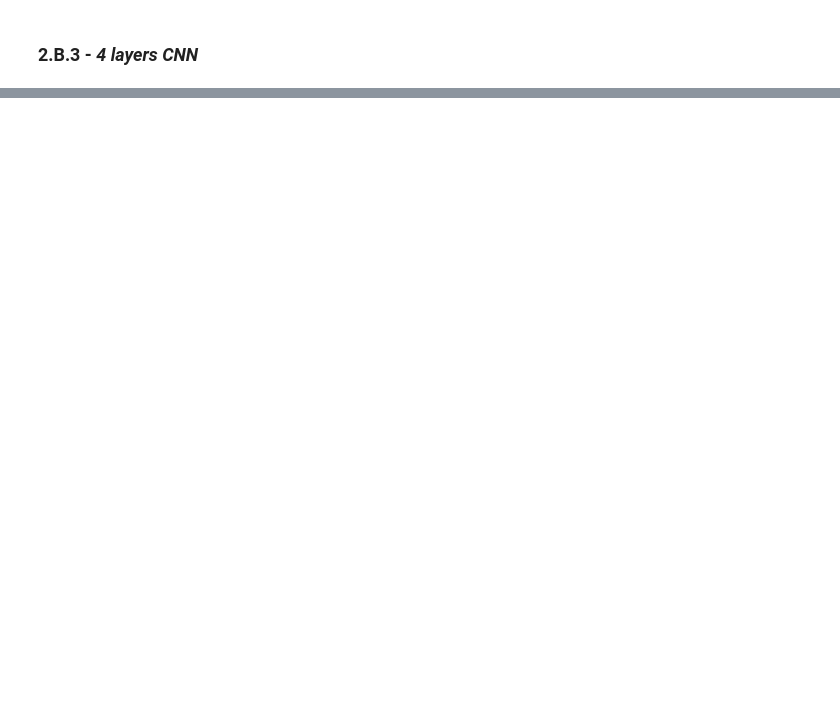
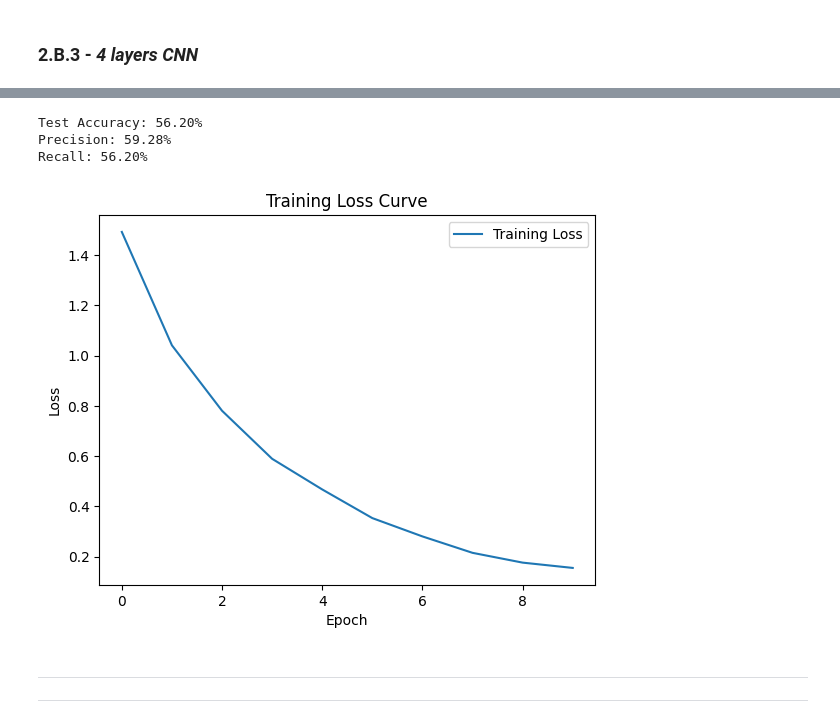
Before and after one commit to SigurdST/emotion_recognition, a Jupyter notebook: notebook.ipynb, the cells around one changed output, grey strips where cells are left out. Cells and saved outputs as stored; diff of their text form; code cells hidden in the pictures; blank space fills up the shorter version.

```diff
--- a/notebook.ipynb
+++ b/notebook.ipynb
@@ -1059,0 +1019,3 @@ Recall: 95.04%
+# %%
+model_bs1_4lay_res_aug2 = EmotionCNN4lay_res_aug(num_classes=num_classes)
+train_losses = train_model(model_bs1_4lay_res_aug2, train_loader_augmented_res, 0.0001, 10)
@@ -1059,0 +1033,10 @@ Recall: 95.04%
+# %%
+eval_and_plot(model_bs1_4lay_res_aug2, test_loader_res, train_losses)
+# %% [output]
+Test Accuracy: 56.20%
+Precision: 59.28%
+Recall: 56.20%
+[figure, added]
+# %% [markdown]
+---
+---
```
Also changed, not shown: parts of 76 cells of this notebook.
